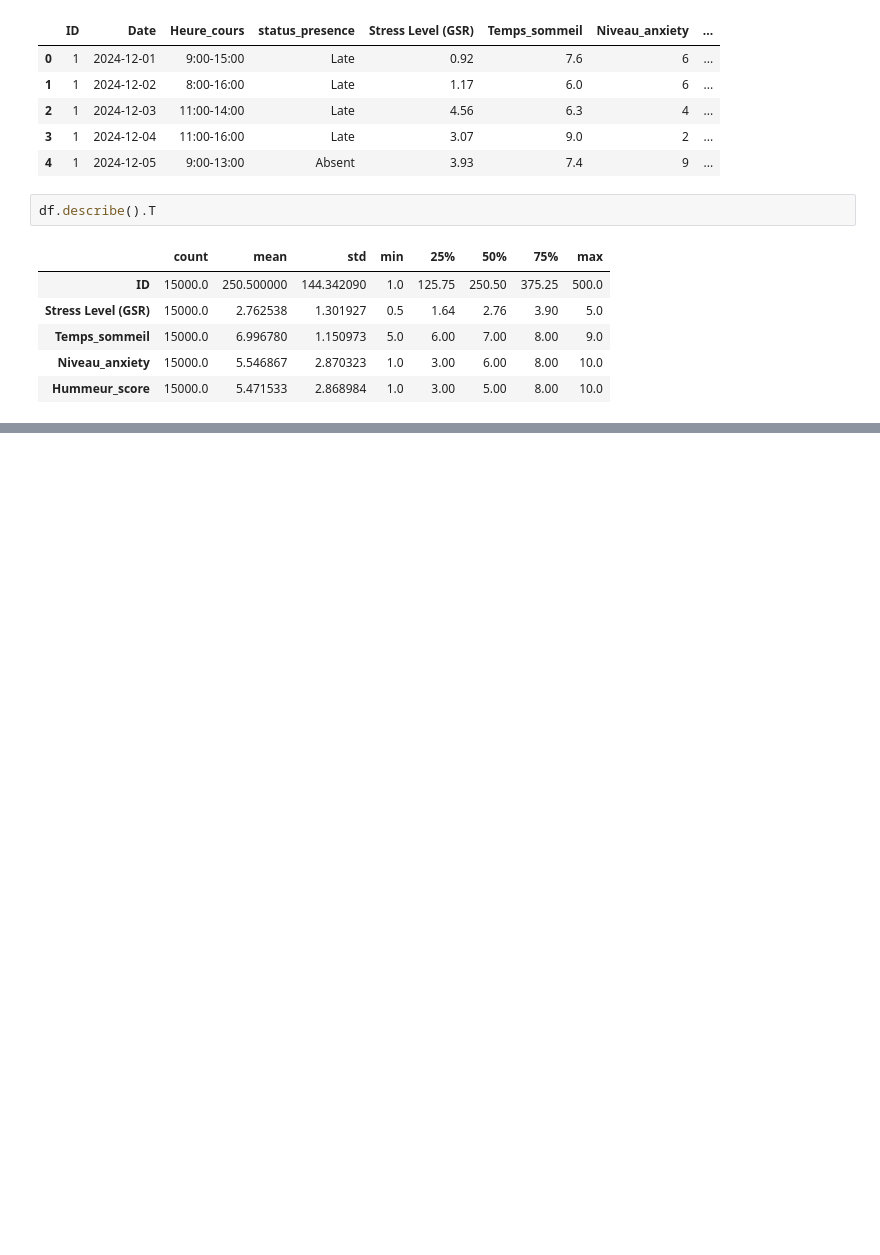
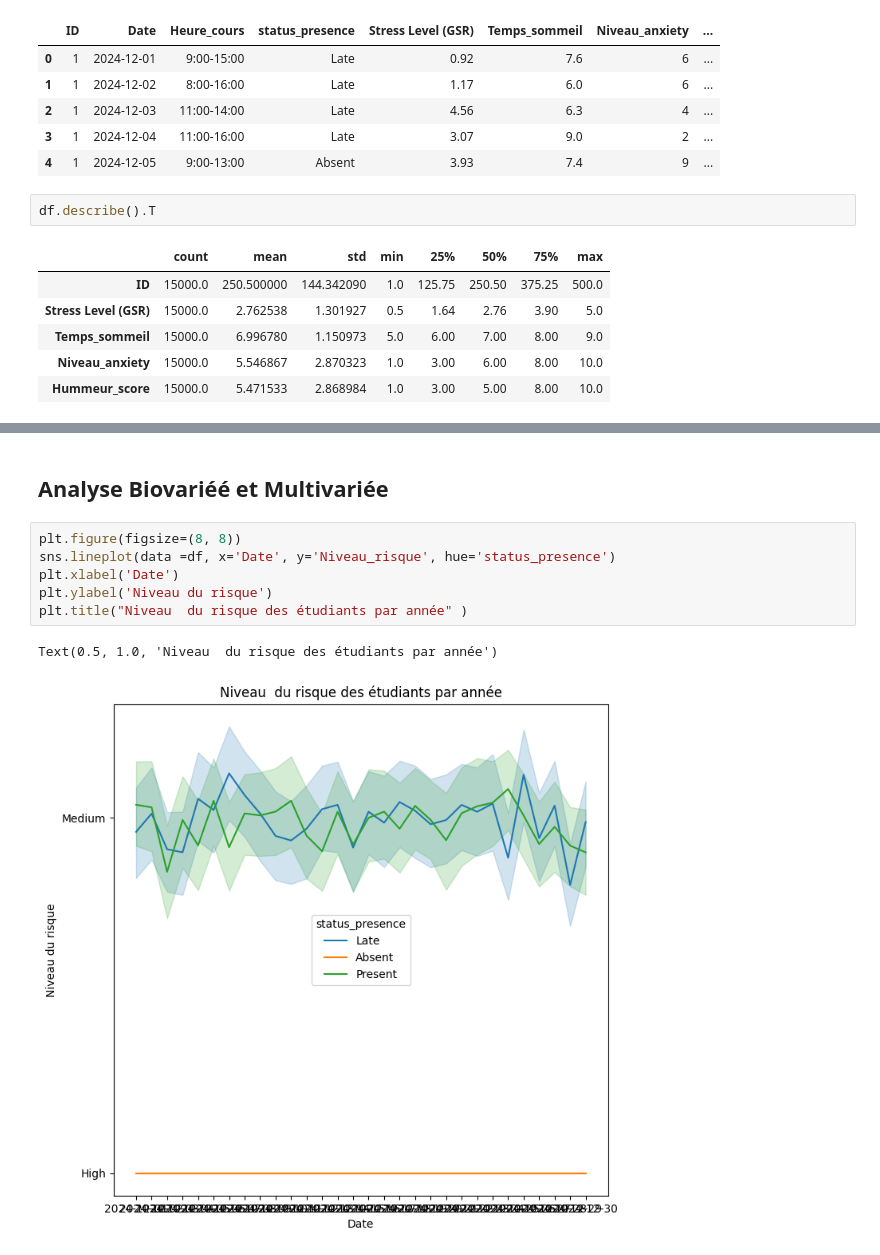
Before and after one commit to dona-eric/Projet-Etudiant, a Jupyter notebook: Data_Health_Student/Analyse_health_student/Analyse_stduent.ipynb, the cells around one changed output, grey strips where cells are left out. Cells and saved outputs as stored; diff of their text form; blank space fills up the shorter version.

```diff
--- a/Data_Health_Student/Analyse_health_student/Analyse_stduent.ipynb
+++ b/Data_Health_Student/Analyse_health_student/Analyse_stduent.ipynb
@@ -62,0 +117,11 @@ df.describe().T
+# %% [markdown]
+## Analyse Biovariéé et Multivariée
+# %%
+plt.figure(figsize=(8, 8))
+sns.lineplot(data =df, x='Date', y='Niveau_risque', hue='status_presence')
+plt.xlabel('Date')
+plt.ylabel('Niveau du risque')
+plt.title("Niveau  du risque des étudiants par année" )
+# %% [output]
+Text(0.5, 1.0, 'Niveau  du risque des étudiants par année')
+[figure, added]
```
Also changed, not shown: parts of 46 cells of this notebook, 5 other files.
